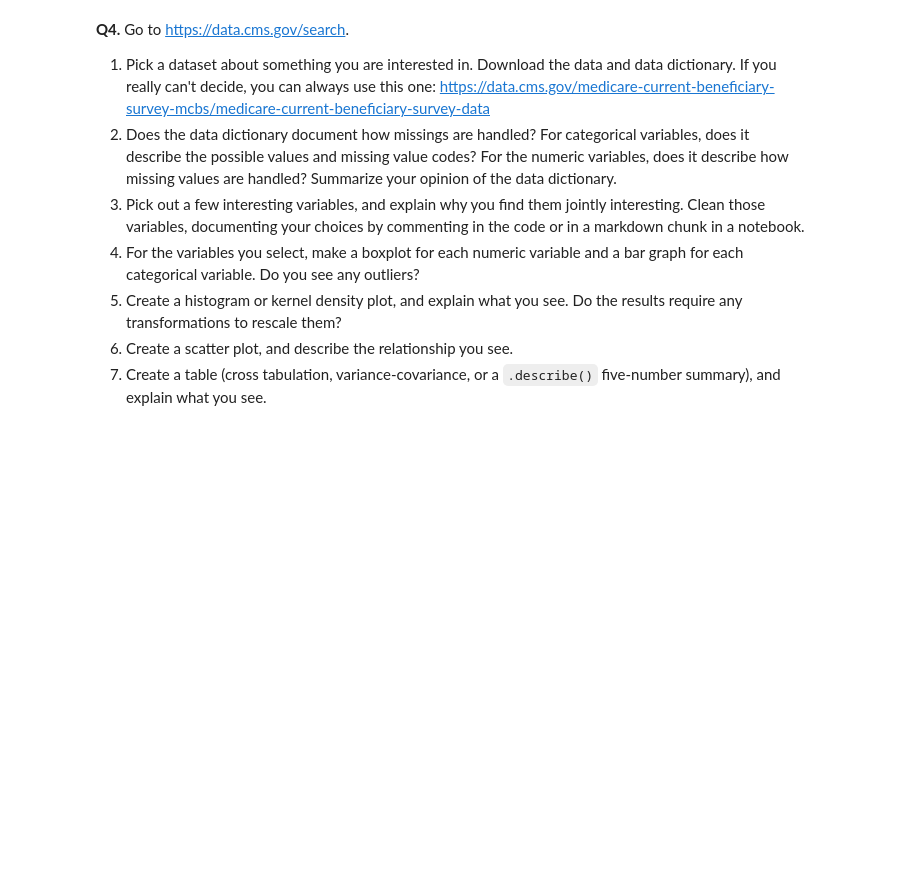
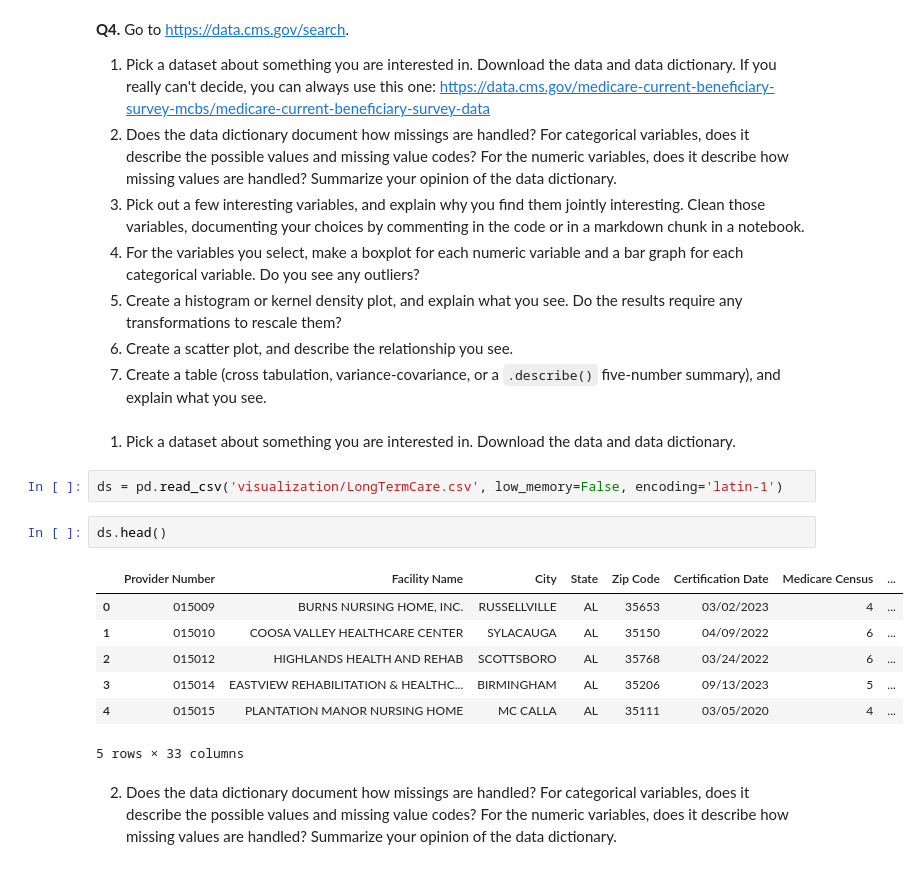
Before and after one commit to pwy7fv/visualization, a Jupyter notebook: assignment/assignment.ipynb, the cells around one changed output. Saved outputs shown, nothing was run; the diff lists cells and outputs as text; blank space fills up the shorter version.

```diff
--- a/assignment/assignment.ipynb
+++ b/assignment/assignment.ipynb
@@ -234,3 +234,19 @@ For some context, the Federal government ultimately spent about $4.4 trillion in
 6. Create a histogram or kernel density plot, and explain what you see. Do the results require any transformations to rescale them?
 7. Create a scatter plot, and describe the relationship you see.
 8. Create a table (cross tabulation, variance-covariance, or a `.describe()` five-number summary), and explain what you see.
+# %% [markdown]
+1. Pick a dataset about something you are interested in. Download the data and data dictionary.
+# %%
+ds = pd.read_csv('visualization/LongTermCare.csv', low_memory=False, encoding='latin-1')
+# %%
+ds.head()
+# %% [output]
+|  | Provider Number | Facility Name | City | State | Zip Code | Certification Date | Medicare Census | ... |
+| 0 | 015009 | BURNS NURSING HOME, INC. | RUSSELLVILLE | AL | 35653 | 03/02/2023 | 4 | ... |
+| 1 | 015010 | COOSA VALLEY HEALTHCARE CENTER | SYLACAUGA | AL | 35150 | 04/09/2022 | 6 | ... |
+| 2 | 015012 | HIGHLANDS HEALTH AND REHAB | SCOTTSBORO | AL | 35768 | 03/24/2022 | 6 | ... |
+| 3 | 015014 | EASTVIEW REHABILITATION & HEALTHC... | BIRMINGHAM | AL | 35206 | 09/13/2023 | 5 | ... |
+| 4 | 015015 | PLANTATION MANOR NURSING HOME | MC CALLA | AL | 35111 | 03/05/2020 | 4 | ... |
+5 rows × 33 columns
+# %% [markdown]
+2. Does the data dictionary document how missings are handled? For categorical variables, does it describe the possible values and missing value codes? For the numeric variables, does it describe how missing values are handled? Summarize your opinion of the data dictionary.
```
Also changed, not shown: parts of 7 cells of this notebook.
